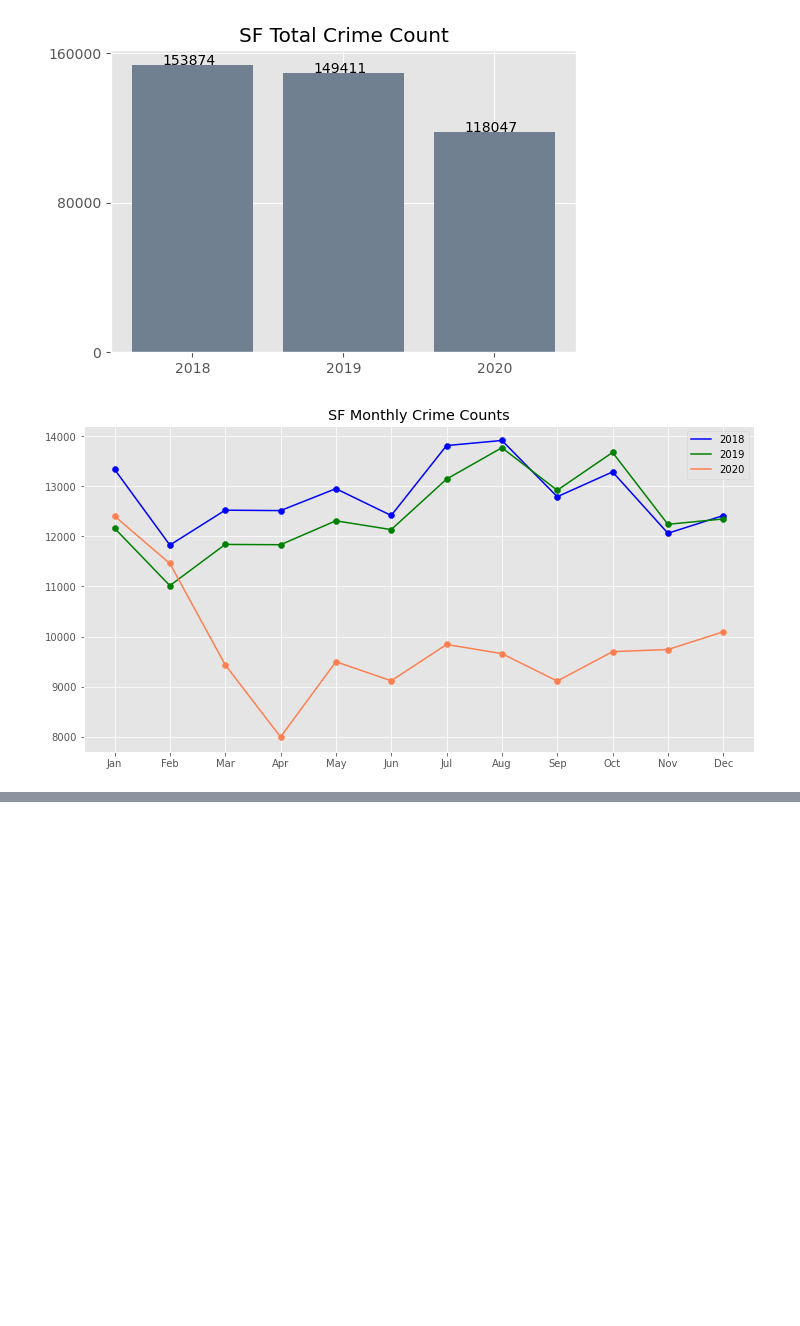
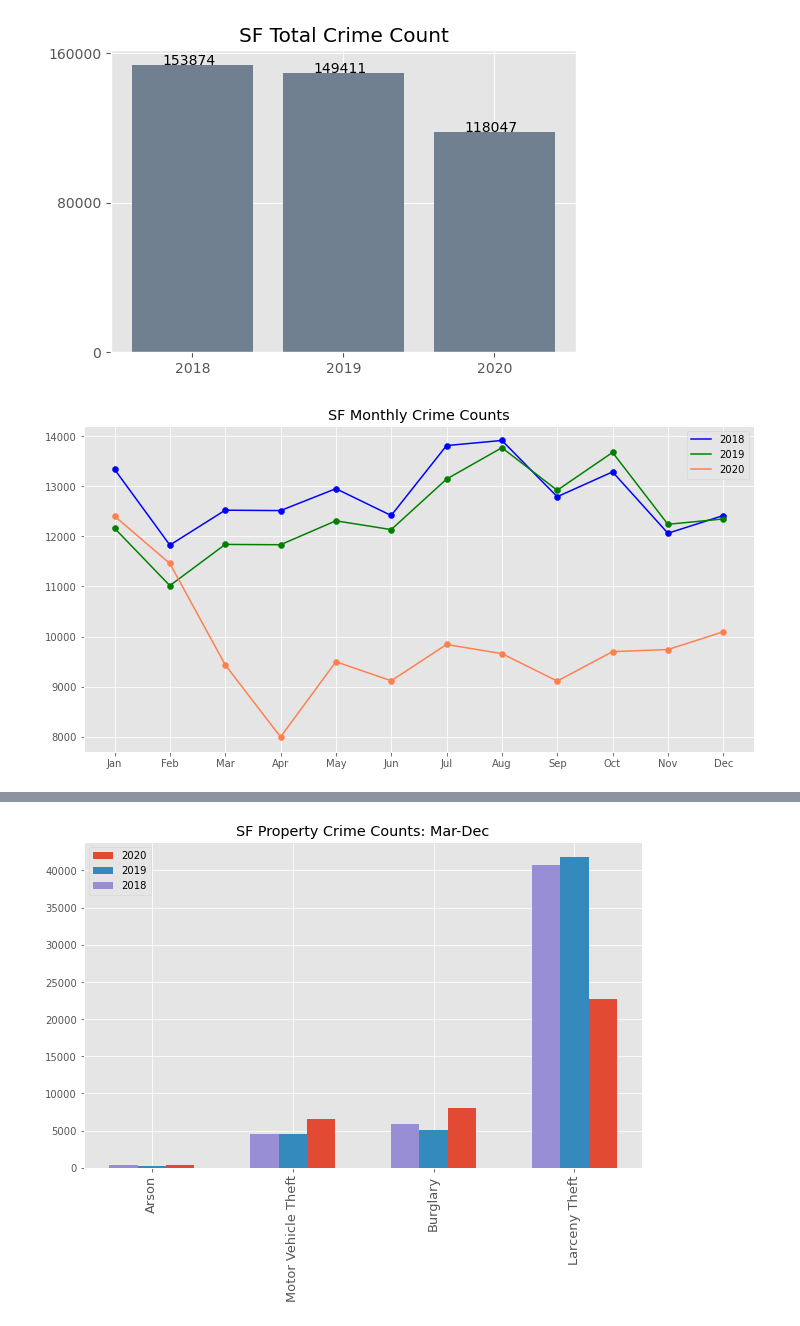
Before and after one commit to baharbiazar/San_Francisco_crime_EDA, a Jupyter notebook: src/sf_crime_analysis.ipynb, the cells around one changed output, grey strips where cells are left out. Cells and saved outputs as stored; diff of their text form; code cells hidden in the pictures; blank space fills up the shorter version.

```diff
--- a/src/sf_crime_analysis.ipynb
+++ b/src/sf_crime_analysis.ipynb
@@ -78,0 +99,2 @@ grouped = extract.groupby([extract['Incident Date'].dt.year, extract['Incident C
+# %%
+property_df= H.property_(extract)
@@ -78,0 +117,6 @@ grouped = extract.groupby([extract['Incident Date'].dt.year, extract['Incident C
+# %%
+# df of property crimes per year, march-dec
+
+property_ma_20 = H.property_after_date(property_df , 2020,2)
+property_ma_19 = H.property_after_date(property_df, 2019,2)
+property_ma_18 = H.property_after_date(property_df, 2018,2)
@@ -127,0 +144,4 @@ P.plot_cats_per_year(extract , 'Incident Date', 'Incident Category');
+# %%
+P.plot_prop_years(property_ma_18, property_ma_19, property_ma_20);
+# %% [output]
+[figure, added]
```
Also changed, not shown: parts of 13 cells of this notebook, 6 other files.
